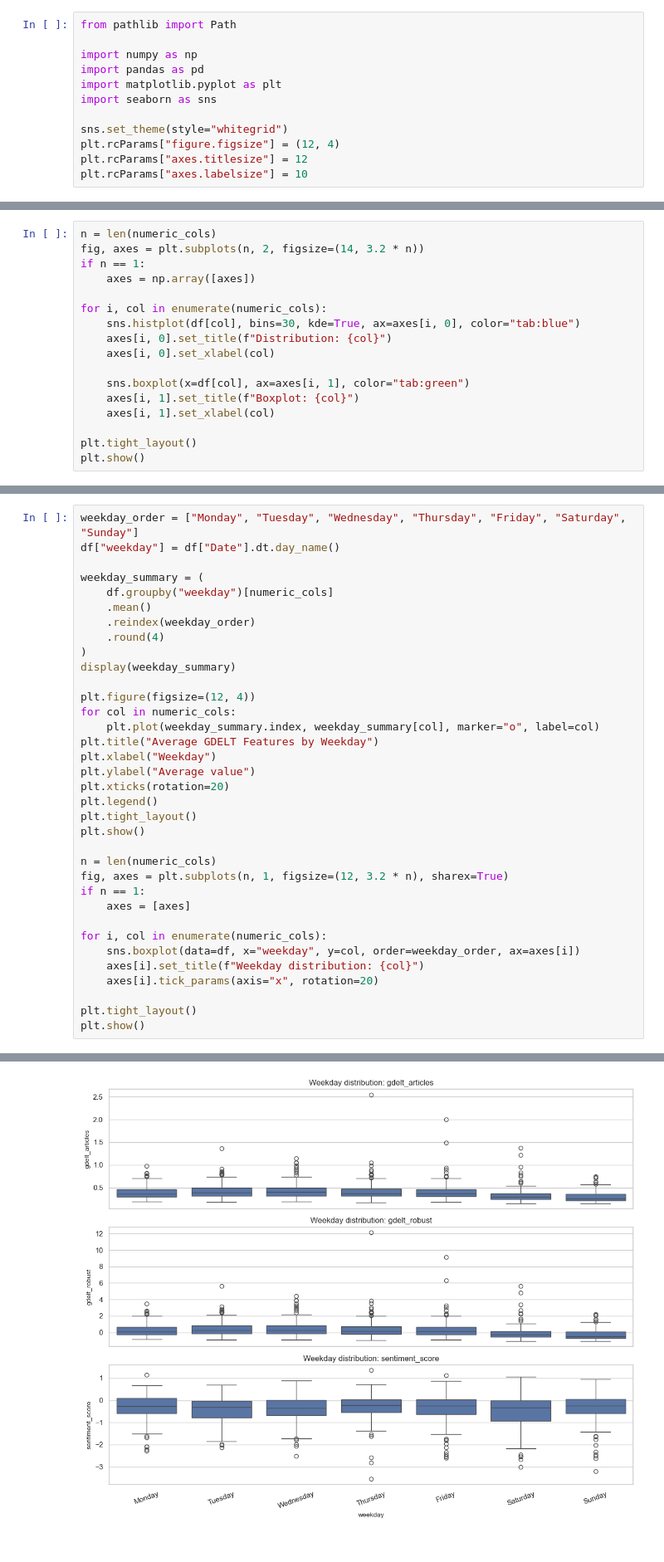
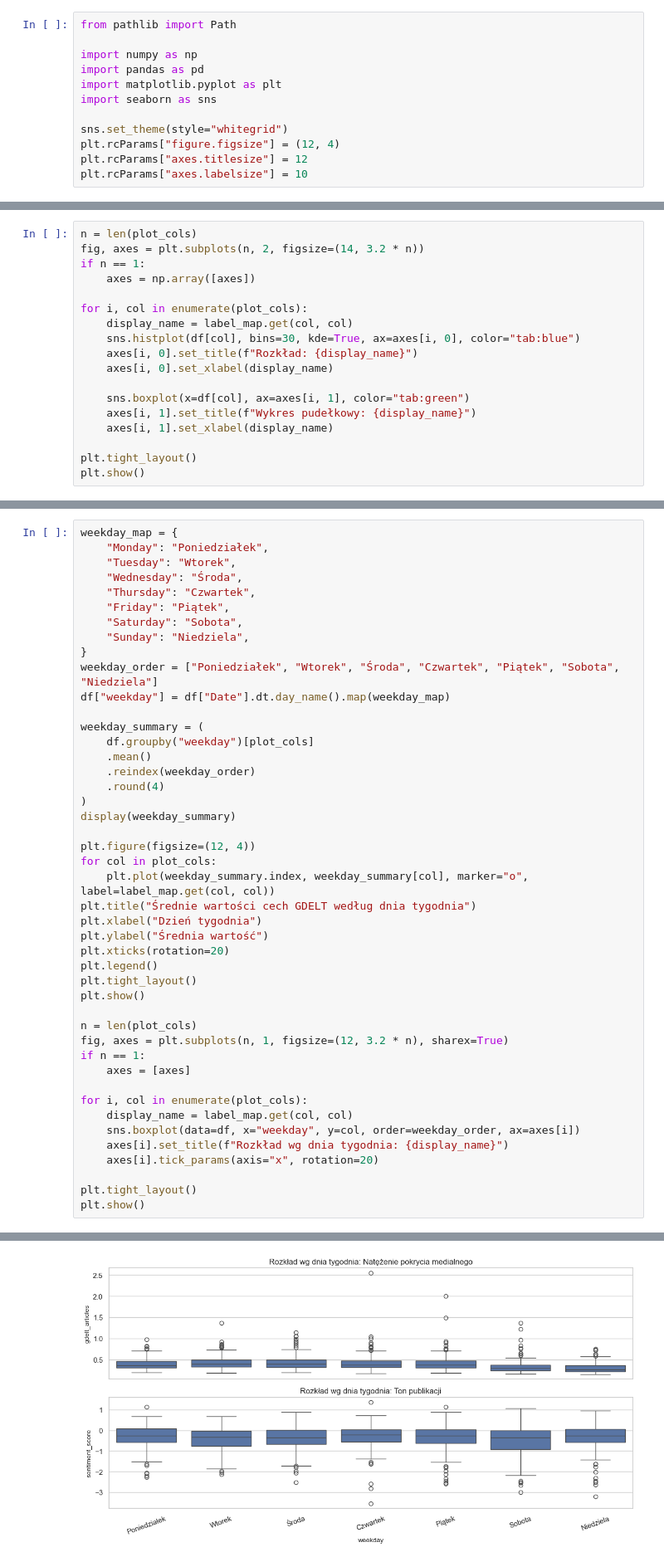
Before and after one commit to filip19992/equity-price-direction-predictor, a Jupyter notebook: notebooks/gdelt_preliminary_analysis.ipynb, the cells around one changed output, grey strips where cells are left out. Shown at 83% size. Saved outputs shown, nothing was run; the diff lists cells and outputs as text.

```diff
--- a/notebooks/gdelt_preliminary_analysis.ipynb
+++ b/notebooks/gdelt_preliminary_analysis.ipynb
@@ -158,17 +208,18 @@ plt.show()
 # %%
-n = len(numeric_cols)
+n = len(plot_cols)
 fig, axes = plt.subplots(n, 2, figsize=(14, 3.2 * n))
 if n == 1:
     axes = np.array([axes])
 
-for i, col in enumerate(numeric_cols):
+for i, col in enumerate(plot_cols):
+    display_name = label_map.get(col, col)
     sns.histplot(df[col], bins=30, kde=True, ax=axes[i, 0], color="tab:blue")
-    axes[i, 0].set_title(f"Distribution: {col}")
-    axes[i, 0].set_xlabel(col)
+    axes[i, 0].set_title(f"Rozkład: {display_name}")
+    axes[i, 0].set_xlabel(display_name)
 
     sns.boxplot(x=df[col], ax=axes[i, 1], color="tab:green")
-    axes[i, 1].set_title(f"Boxplot: {col}")
-    axes[i, 1].set_xlabel(col)
+    axes[i, 1].set_title(f"Wykres pudełkowy: {display_name}")
+    axes[i, 1].set_xlabel(display_name)
 
 plt.tight_layout()
 plt.show()
@@ -177,9 +228,18 @@ plt.show()
 # %%
-weekday_order = ["Monday", "Tuesday", "Wednesday", "Thursday", "Friday", "Saturday", "Sunday"]
-df["weekday"] = df["Date"].dt.day_name()
+weekday_map = {
+    "Monday": "Poniedziałek",
+    "Tuesday": "Wtorek",
+    "Wednesday": "Środa",
+    "Thursday": "Czwartek",
+    "Friday": "Piątek",
+    "Saturday": "Sobota",
+    "Sunday": "Niedziela",
+}
+weekday_order = ["Poniedziałek", "Wtorek", "Środa", "Czwartek", "Piątek", "Sobota", "Niedziela"]
+df["weekday"] = df["Date"].dt.day_name().map(weekday_map)
 
 weekday_summary = (
-    df.groupby("weekday")[numeric_cols]
+    df.groupby("weekday")[plot_cols]
     .mean()
     .reindex(weekday_order)
     .round(4)
@@ -187,24 +247,25 @@ weekday_summary = (
 display(weekday_summary)
 
 plt.figure(figsize=(12, 4))
-for col in numeric_cols:
-    plt.plot(weekday_summary.index, weekday_summary[col], marker="o", label=col)
-plt.title("Average GDELT Features by Weekday")
-plt.xlabel("Weekday")
-plt.ylabel("Average value")
+for col in plot_cols:
+    plt.plot(weekday_summary.index, weekday_summary[col], marker="o", label=label_map.get(col, col))
+plt.title("Średnie wartości cech GDELT według dnia tygodnia")
+plt.xlabel("Dzień tygodnia")
+plt.ylabel("Średnia wartość")
 plt.xticks(rotation=20)
 plt.legend()
 plt.tight_layout()
 plt.show()
 
-n = len(numeric_cols)
+n = len(plot_cols)
 fig, axes = plt.subplots(n, 1, figsize=(12, 3.2 * n), sharex=True)
 if n == 1:
     axes = [axes]
 
-for i, col in enumerate(numeric_cols):
+for i, col in enumerate(plot_cols):
+    display_name = label_map.get(col, col)
     sns.boxplot(data=df, x="weekday", y=col, order=weekday_order, ax=axes[i])
-    axes[i].set_title(f"Weekday distribution: {col}")
+    axes[i].set_title(f"Rozkład wg dnia tygodnia: {display_name}")
     axes[i].tick_params(axis="x", rotation=20)
 
 plt.tight_layout()
@@ -223,2 +284,2 @@ plt.show()
-[figure, old version]
+[figure, new version]
 # %%
```
Also changed, not shown: parts of 11 cells of this notebook.
